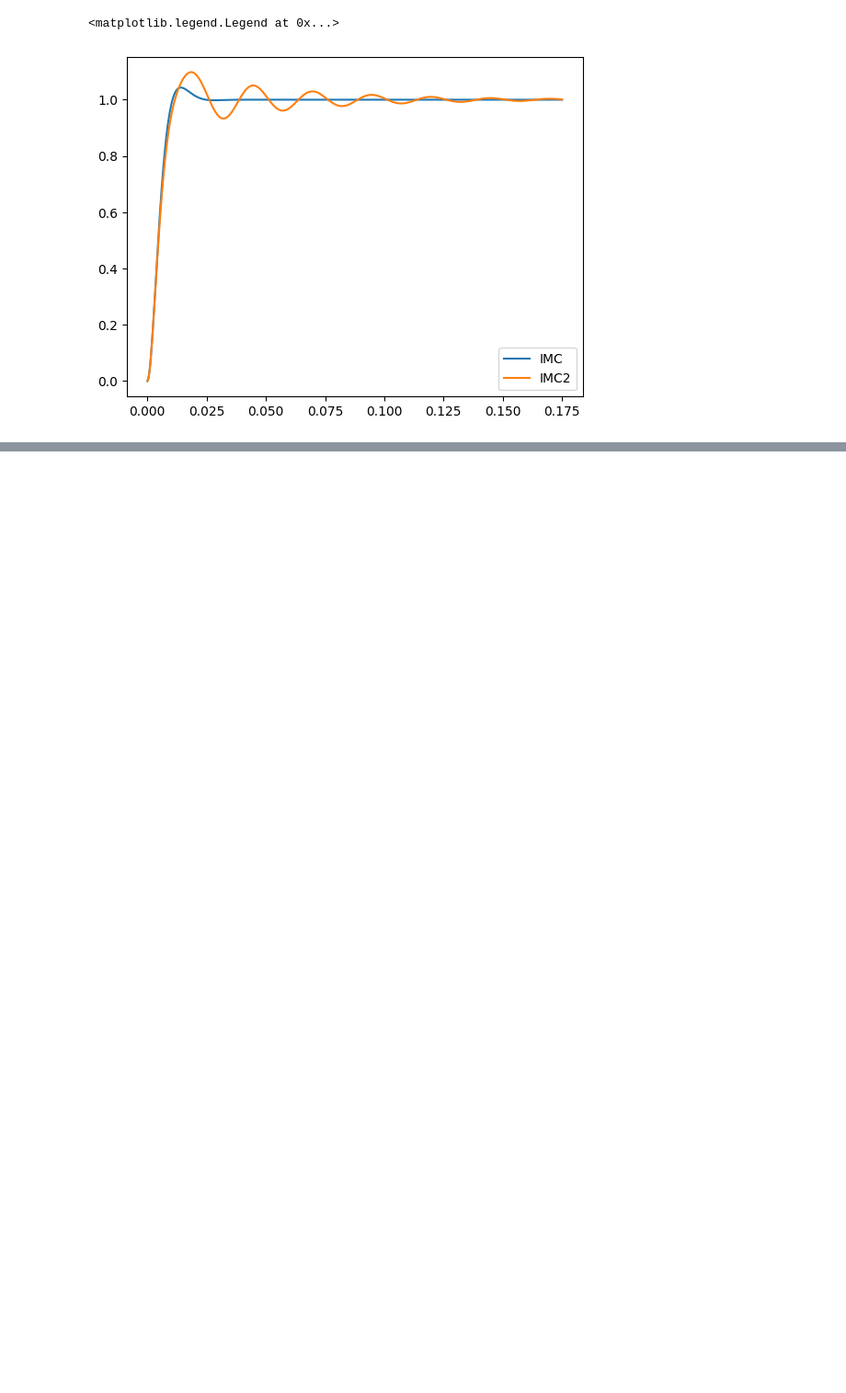
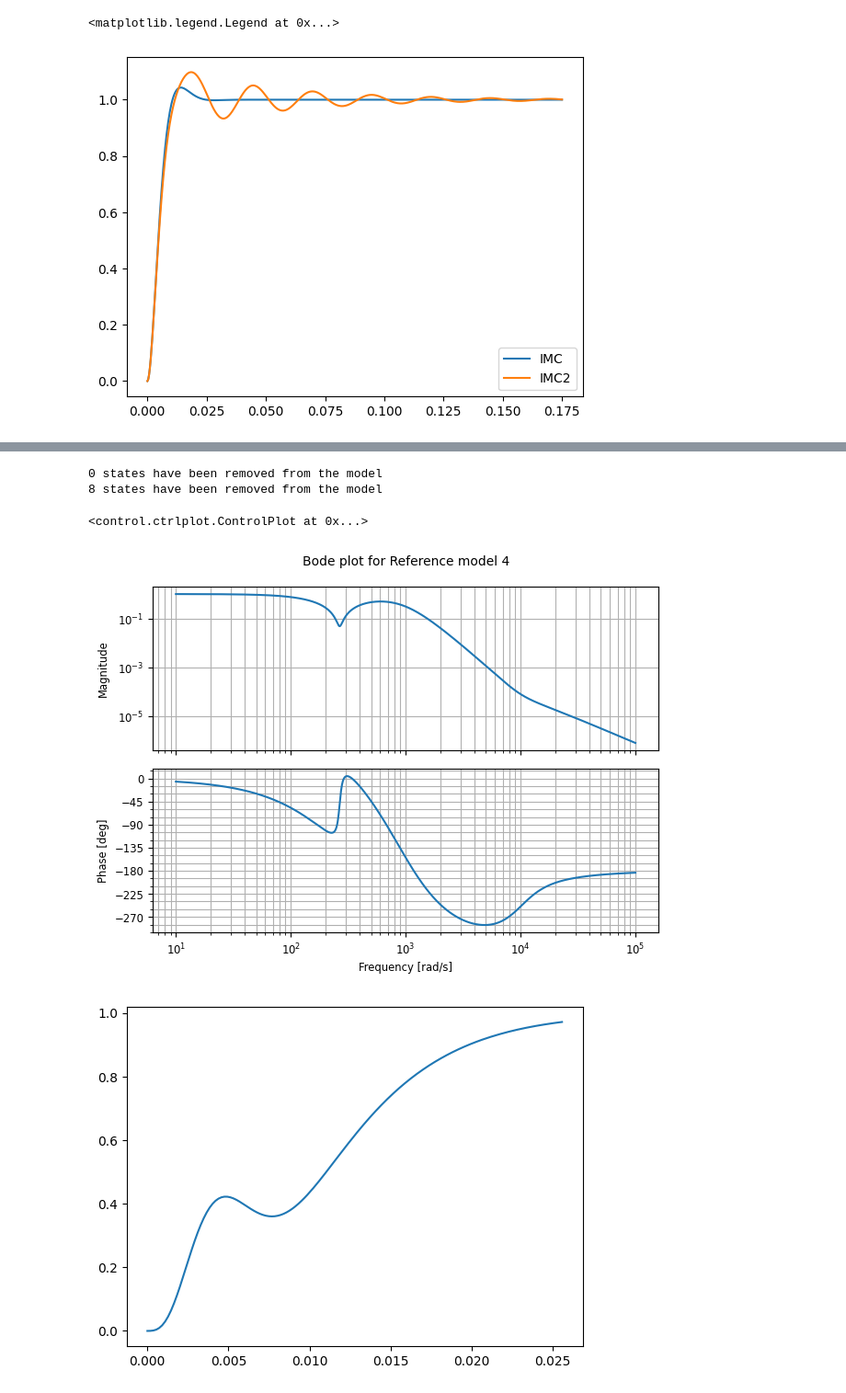
Before and after one commit to eliasrhoden/Sinumerik-Ctrl, a Jupyter notebook: imc_design.ipynb, the cells around one changed output, grey strips where cells are left out. Shown: that part at 92% size. Cells and saved outputs as stored; diff of their text form; code cells hidden in the pictures; blank space fills up the shorter version.

```diff
--- a/imc_design.ipynb
+++ b/imc_design.ipynb
@@ -181,0 +227,34 @@ array([[list([<matplotlib.lines.Line2D object at 0x...>])],
+# %%
+M4 = ctrl.tf(1,Gf.num[0][0])
+
+M4 = increase_damping(M4,0.05)
+M4 = 1/M4
+
+wm = 150*2*np.pi
+
+M4 *= pt2(270,1) * pt2(wm,0.797)**2# 1/(s/wm + 1)
+M4 *= 1/M4.dcgain()
+
+M4 = ctrl.minreal(M4)
+M4.name = 'Reference model 4'
+
+ctrl.bode(M4)
+
+
+plt.figure()
+
+t,y = ctrl.step_response(M4)
+plt.plot(t,y)
+
+plt.figure()
+C_imc4 = M4/(1-M4) * (1/Gf)
+C_imc4 = ctrl.minreal(C_imc4)
+C_imc4.name = 'IMC4'
+
+ctrl.bode(C_imc4)
+# %% [output]
+0 states have been removed from the model
+8 states have been removed from the model
+<control.ctrlplot.ControlPlot at 0x...>
+[figure, added]
+[figure, added]
```
Also changed, not shown: parts of 9 cells of this notebook, 13 other files.
